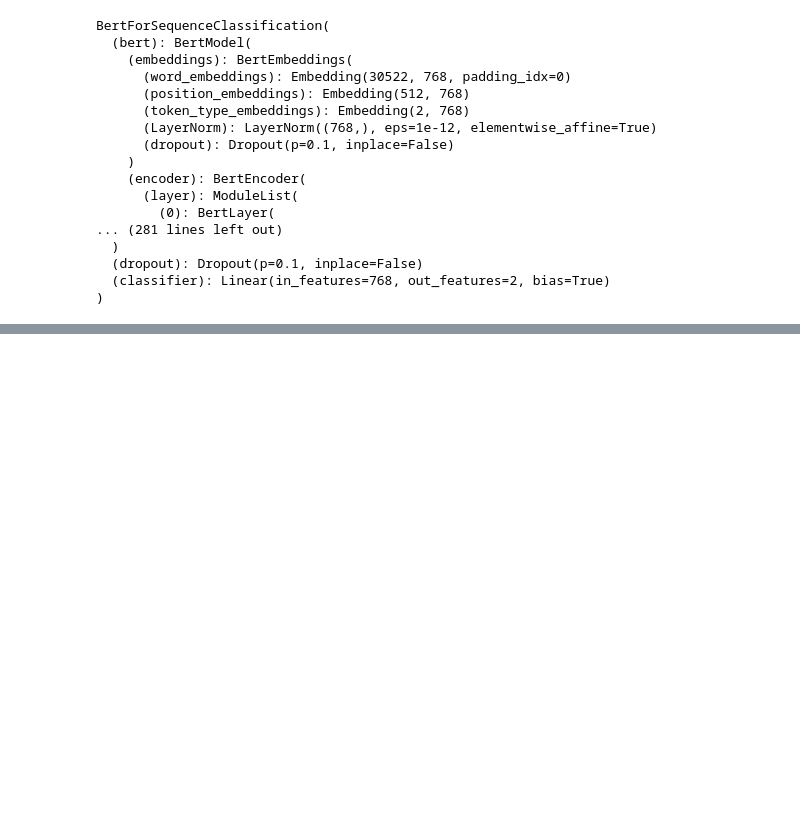
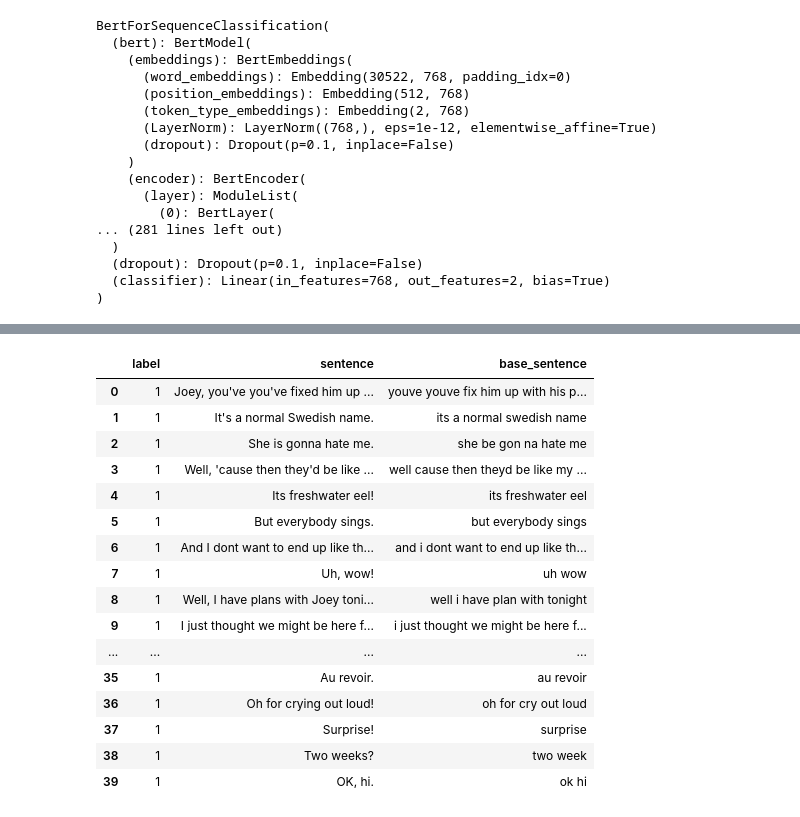
Before and after one commit to Alenush/style_transfer_sirius2021summer, a Jupyter notebook: utils/[Sergey]_Binary_Classifier_Evaluation.ipynb, the cells around one changed output, grey strips where cells are left out. Cells and saved outputs as stored; diff of their text form; code cells hidden in the pictures; blank space fills up the shorter version.

```diff
--- a/utils/[Sergey]_Binary_Classifier_Evaluation.ipynb
+++ b/utils/[Sergey]_Binary_Classifier_Evaluation.ipynb
@@ -163,0 +220,21 @@ NameError: ignored
+# %%
+df_pos_ = df_char[df_char['label'] == 1].sample(n=40).reset_index(drop=True)
+df_pos_
+# %% [output]
+|  | label | sentence | base_sentence |
+| 0 | 1 | Joey, you've you've fixed him up ... | youve youve fix him up with his p... |
+| 1 | 1 | It's a normal Swedish name. | its a normal swedish name |
+| 2 | 1 | She is gonna hate me. | she be gon na hate me |
+| 3 | 1 | Well, 'cause then they'd be like ... | well cause then theyd be like my ... |
+| 4 | 1 | Its freshwater eel! | its freshwater eel |
+| 5 | 1 | But everybody sings. | but everybody sings |
+| 6 | 1 | And I dont want to end up like th... | and i dont want to end up like th... |
+| 7 | 1 | Uh, wow! | uh wow |
+| 8 | 1 | Well, I have plans with Joey toni... | well i have plan with tonight |
+| 9 | 1 | I just thought we might be here f... | i just thought we might be here f... |
+| ... | ... | ... | ... |
+| 35 | 1 | Au revoir. | au revoir |
+| 36 | 1 | Oh for crying out loud! | oh for cry out loud |
+| 37 | 1 | Surprise! | surprise |
+| 38 | 1 | Two weeks? | two week |
+| 39 | 1 | OK, hi. | ok hi |
```
Also changed, not shown: parts of 21 cells of this notebook.
